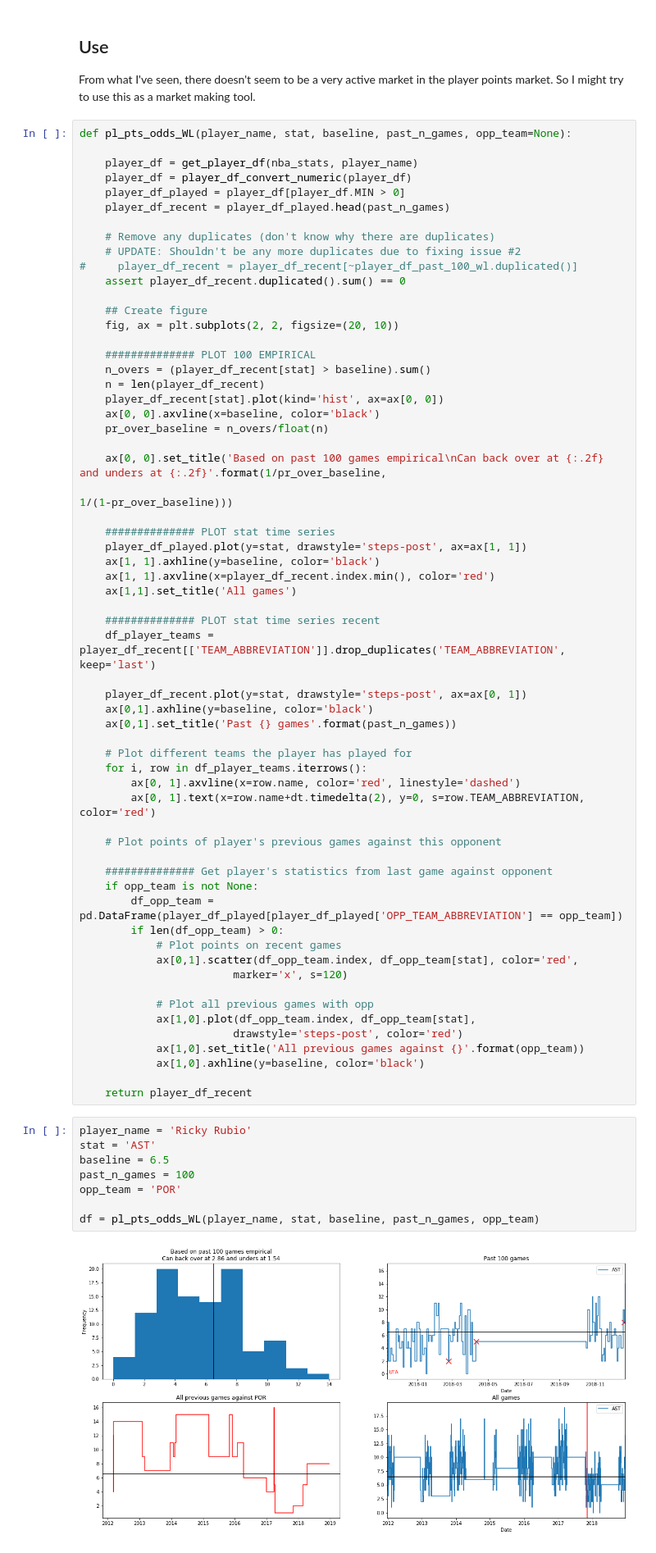
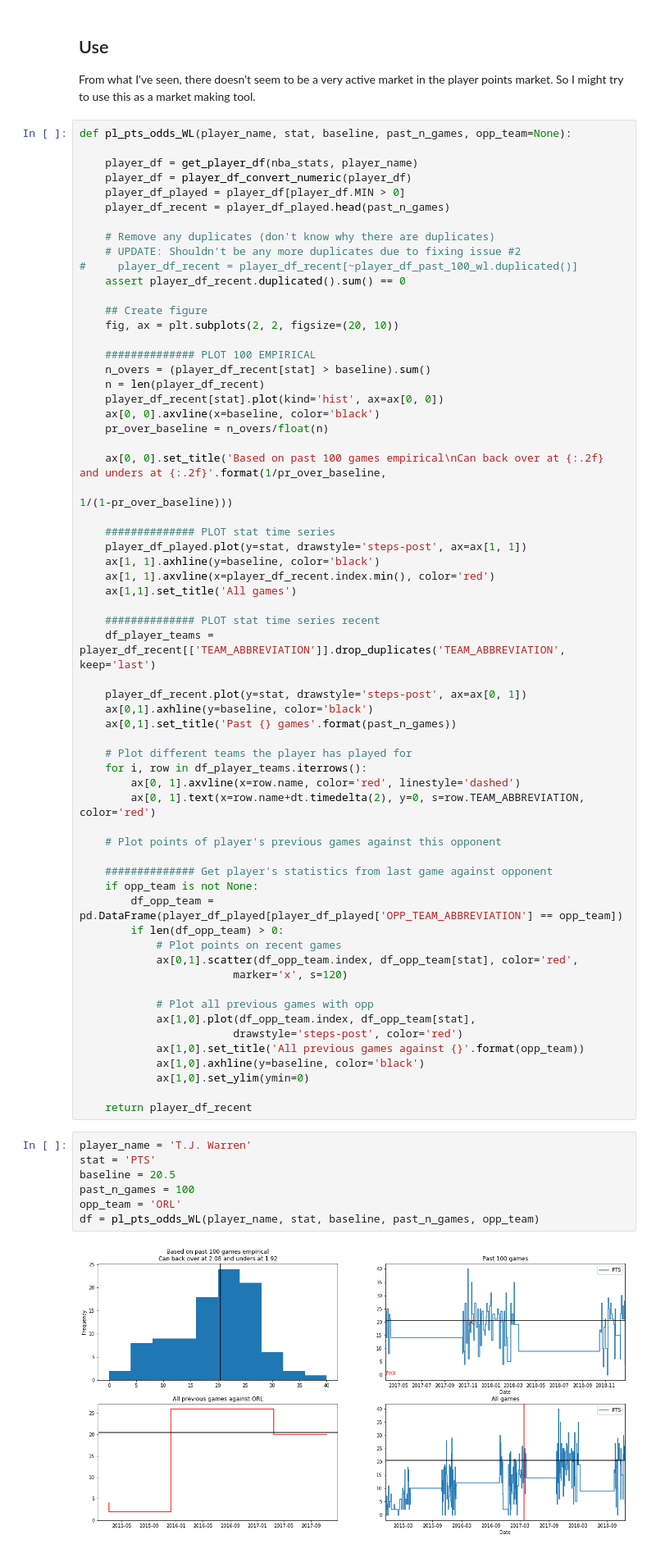
Before and after one commit to johnny-wong/nba_stats, a Jupyter notebook: Notebooks/Tools/1. Player stats overview.ipynb, the cells around one changed output. Shown at 82% size. Cells and saved outputs as stored; diff of their text form.

```diff
--- a/Notebooks/Tools/1. Player stats overview.ipynb
+++ b/Notebooks/Tools/1. Player stats overview.ipynb
@@ -110,15 +110,15 @@ def pl_pts_odds_WL(player_name, stat, baseline, past_n_games, opp_team=None):
                         drawstyle='steps-post', color='red')
             ax[1,0].set_title('All previous games against {}'.format(opp_team))
             ax[1,0].axhline(y=baseline, color='black')
+            ax[1,0].set_ylim(ymin=0)
 
     return player_df_recent
 # %%
-player_name = 'Ricky Rubio'
-stat = 'AST'
-baseline = 6.5
+player_name = 'T.J. Warren'
+stat = 'PTS'
+baseline = 20.5
 past_n_games = 100
-opp_team = 'POR'
-
+opp_team = 'ORL'
 df = pl_pts_odds_WL(player_name, stat, baseline, past_n_games, opp_team)
 # %% [output]
-[figure, old version]
+[figure, new version]
```
Also changed, not shown: parts of 1 cell of this notebook.
